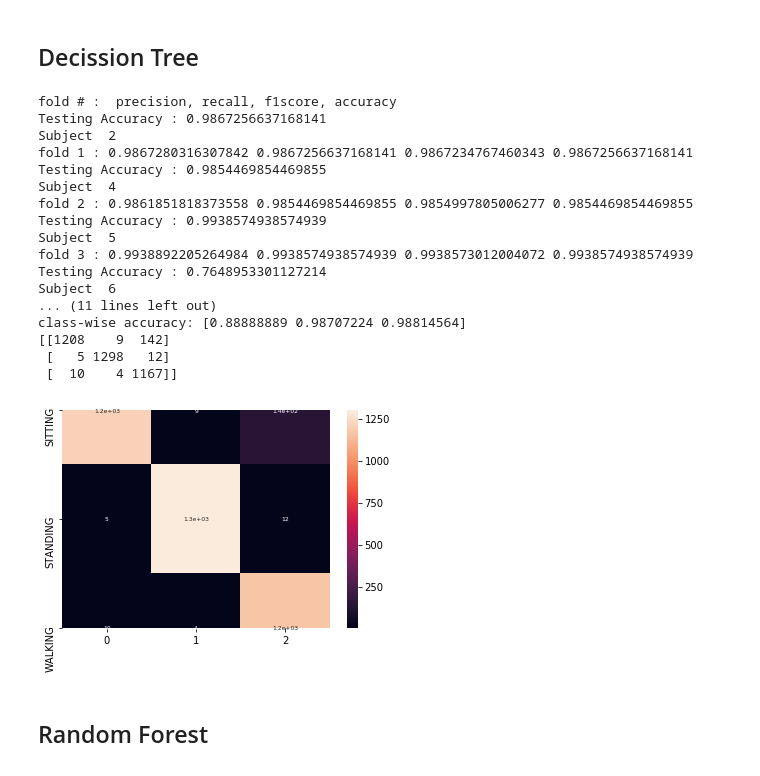
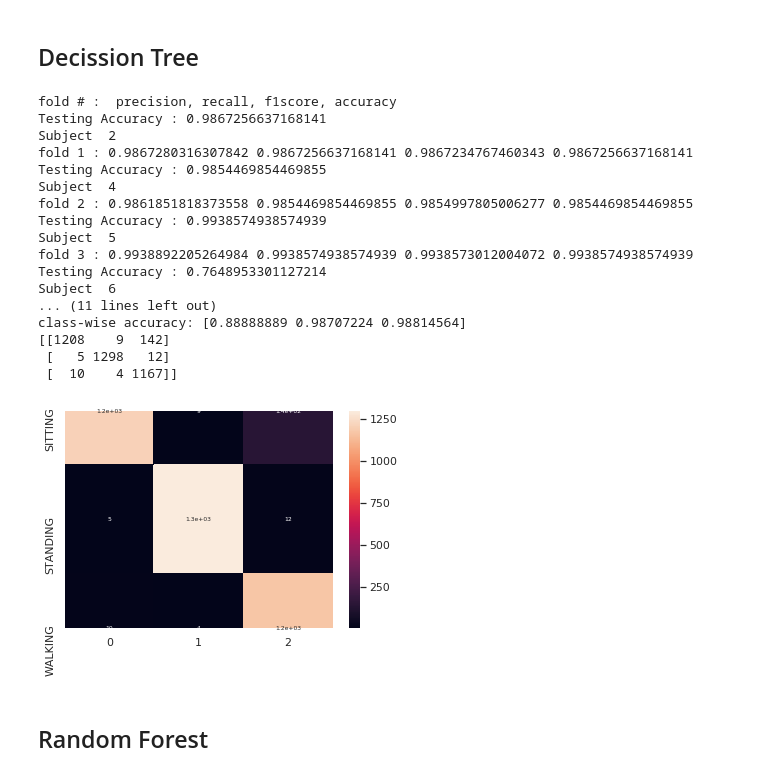
Before and after one commit to hasantarek2002/HAR, a Jupyter notebook: ML Code/human_activity_recognition_Classifier.ipynb, the cells around one changed output. Saved outputs shown, nothing was run; the diff lists cells and outputs as text; code cells hidden in the pictures.

```diff
--- a/ML Code/human_activity_recognition_Classifier.ipynb
+++ b/ML Code/human_activity_recognition_Classifier.ipynb
@@ -495,37 +511,35 @@ print('class-wise precision:',class_prec)
 print('class-wise recall:',class_rec)
 print('class-wise f1score:',class_f1)
 print('class-wise accuracy:',class_acc)
 
 print(cm_all.astype('int'))
 
-
-
 array = confusion_matrix(true_all, pred_all)
 df_cm = pd.DataFrame(array, range(n_class),range(n_class))
-#sn.set(font_scale=1)#for label size
+sn.set(font_scale=1)#for label size
 #sn.heatmap(df_cm, annot=True,annot_kws={"size": 8},yticklabels=('SITTING', 'STANDING', 'WALKING', 'WALKING_DOWNSTAIRS', 'WALKING_UPSTAIRS'))# font size
 sn.heatmap(df_cm, annot=True,annot_kws={"size": 6},yticklabels=('SITTING', 'STANDING', 'WALKING'))
 
 plt.show()
 # %% [output]
 fold # :  precision, recall, f1score, accuracy
 Testing Accuracy : 0.9867256637168141
 Subject  2
 fold 1 : 0.9867280316307842 0.9867256637168141 0.9867234767460343 0.9867256637168141
 Testing Accuracy : 0.9854469854469855
 Subject  4
 fold 2 : 0.9861851818373558 0.9854469854469855 0.9854997805006277 0.9854469854469855
 Testing Accuracy : 0.9938574938574939
 Subject  5
 fold 3 : 0.9938892205264984 0.9938574938574939 0.9938573012004072 0.9938574938574939
 Testing Accuracy : 0.7648953301127214
 Subject  6
 ... (11 lines left out)
 class-wise accuracy: [0.88888889 0.98707224 0.98814564]
 [[1208    9  142]
  [   5 1298   12]
  [  10    4 1167]]
-[figure, old version]
+[figure, new version]
 # %% [markdown]
 ## Random Forest
 # %%
```
Also changed, not shown: parts of 13 cells of this notebook, 51 other files.
